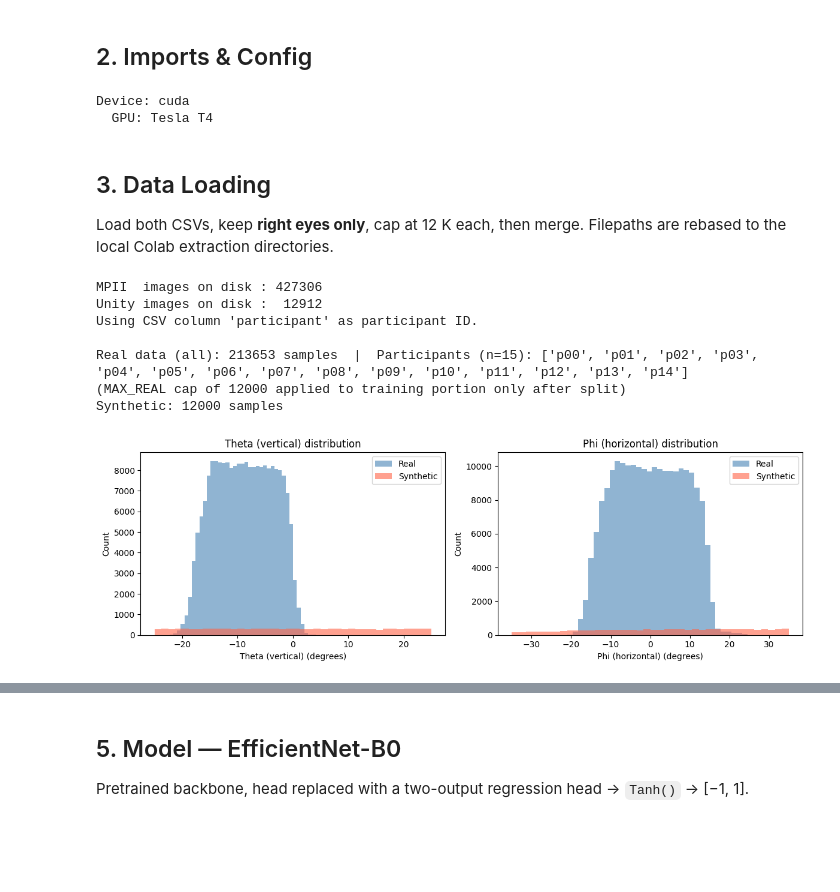
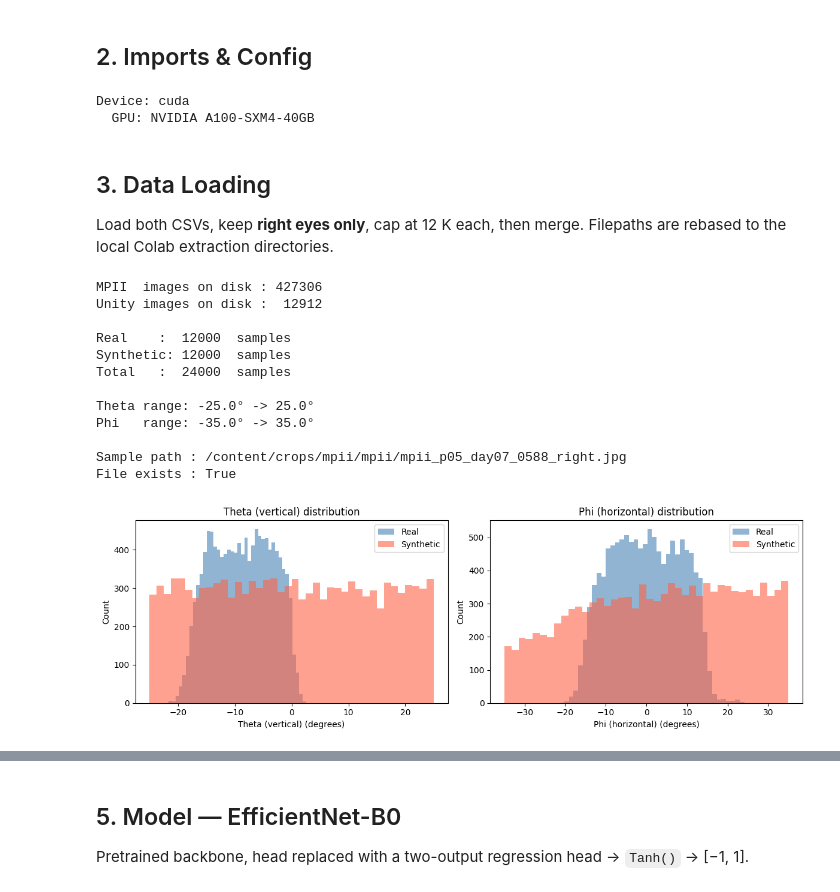
Before and after one commit to sanzserif/synth-gaze-fyp, a Jupyter notebook: backend/Research/model_atmpt_2.ipynb, the cells around one changed output, grey strips where cells are left out. Cells and saved outputs as stored; diff of their text form; code cells hidden in the pictures; blank space fills up the shorter version.

Commit message:
test: 03Apr0342h model train snapshot

```diff
--- a/backend/Research/model_atmpt_2.ipynb
+++ b/backend/Research/model_atmpt_2.ipynb
@@ -131,8 +140,8 @@ torch.cuda.manual_seed_all(SEED)
 CROP_SIZE    = 128          # px — matches preprocessing
 BATCH_SIZE   = 64
 LR           = 3e-4
-EPOCHS       = 25
-PATIENCE     = 50            # early stopping patience
+EPOCHS       = 18
+PATIENCE     = 999            # early stopping patience
 HUBER_DELTA  = 0.1
 WEIGHT_DECAY = 1e-3
 
@@ -141,8 +150,7 @@ THETA_MAX = math.radians(25)
 PHI_MAX   = math.radians(35)
 
 # Sampling caps
-MAX_REAL    = 12_000        # real — training portion only
-MAX_VAL     =  3_000        # real val cap — enough for stable loss, keeps epochs fast
+MAX_REAL    = 12_000        # right eyes only
 MAX_SYNTH   = 12_000        # unity
 
 # Ratio experiment config (also used in benchmark estimate)
@@ -155,7 +163,7 @@ if DEVICE.type == 'cuda':
     print(f"  GPU: {torch.cuda.get_device_name(0)}")
 # %% [output]
 Device: cuda
-  GPU: Tesla T4
+  GPU: NVIDIA A100-SXM4-40GB
 # %% [markdown]
 ## 3. Data Loading
 Load both CSVs, keep **right eyes only**, cap at 12 K each, then merge. Filepaths are rebased to the local Colab extraction directories.
@@ -176,71 +184,57 @@ mpii_on_disk  = {os.path.basename(p) for p in glob.glob(f'{IMAGES_MPII}/*.jpg')}
 unity_on_disk = {os.path.basename(p) for p in glob.glob(f'{IMAGES_UNITY}/*.jpg')}
 print(f"MPII  images on disk : {len(mpii_on_disk):>6}")
 print(f"Unity images on disk : {len(unity_on_disk):>6}")
 
-# ── Load ALL real data (no cap here — cap is applied to training only after split) ──
+# ── Load real (MPIIGaze, right eye only, files-on-disk filtered) ─────────────
 df_real = pd.read_csv(MPII_CSV)
 df_real = df_real[df_real['side'] == 'right'].copy()
 df_real['_fname'] = df_real['filepath'].apply(lambda p: p.replace('\\', '/').split('/')[-1])
 df_real = df_real[df_real['_fname'].isin(mpii_on_disk)].drop(columns='_fname')
-df_real = df_real.sample(frac=1, random_state=SEED).reset_index(drop=True)   # shuffle only
+df_real = df_real.sample(n=min(MAX_REAL, len(df_real)), random_state=SEED).reset_index(drop=True)
 df_real['filepath'] = df_real['filepath'].apply(lambda p: rebase_path(p, IMAGES_MPII))
-
-# ── Extract participant ID for person-level splitting ─────────────────────────
-# Priority: use an existing CSV column if available, otherwise parse the filename.
-_PARTICIPANT_COLS = ['participant', 'subject', 'person', 'person_id', 'participant_id', 'subject_id']
-_found_col = next((c for c in _PARTICIPANT_COLS if c in df_real.columns), None)
-
-if _found_col:
-    df_real['subject'] = df_real[_found_col].astype(str)
-    print(f"Using CSV column '{_found_col}' as participant ID.")
-else:
-    # Fallback: parse filename. MPIIGaze normalised filenames are pXX_NNNNN.jpg.
-    # If that yields only one unique value the filenames don't carry participant info
-    # and we assign IDs by splitting the full pool into 15 equal-sized groups.
-    _parsed = df_real['filepath'].apply(lambda p: os.path.basename(p).split('_')[0])
-    if _parsed.nunique() > 1:
-        df_real['subject'] = _parsed
-        print(f"Participant ID parsed from filename prefix.")
-    else:
-        # Assign 15 pseudo-participant groups so the person-level split still works
-        N_PSEUDO = 15
-        _ids = np.array_split(np.arange(len(df_real)), N_PSEUDO)
-        _label_arr = np.empty(len(df_real), dtype=object)
-        for i, idx in enumerate(_ids):
-            _label_arr[idx] = f'p{i:02d}'
-        df_real['subject'] = _label_arr
-        print(f"⚠  No participant column found and filename prefix is not unique.")
-        print(f"   Assigned {N_PSEUDO} pseudo-participant groups for person-level split.")
-        print(f"   For a truly identity-leak-free split, add a 'participant' column to {MPII_CSV}.")
-
-print(f"\nReal data (all): {len(df_real)} samples  |  "
-      f"Participants (n={df_real['subject'].nunique()}): {sorted(df_real['subject'].unique())}")
-print(f"(MAX_REAL cap of {MAX_REAL} applied to training portion only after split)")
 
 # ── Load synthetic (UnityEyes2, files-on-disk filtered) ──────────────────────
 df_synth = pd.read_csv(UNITY_CSV)
 df_synth['_fname'] = df_synth['filepath'].apply(lambda p: p.replace('\\', '/').split('/')[-1])
 df_synth = df_synth[df_synth['_fname'].isin(unity_on_disk)].drop(columns='_fname')
 df_synth = df_synth.sample(n=min(MAX_SYNTH, len(df_synth)), random_state=SEED).reset_index(drop=True)
 df_synth['filepath'] = df_synth['filepath'].apply(lambda p: rebase_path(p, IMAGES_UNITY))
 
-print(f"Synthetic: {len(df_synth)} samples")
+# ── Merge & shuffle ──────────────────────────────────────────────────────────
+df_all = pd.concat([df_real, df_synth], ignore_index=True)
+df_all = df_all.sample(frac=1, random_state=SEED).reset_index(drop=True)
+
+print(f"\nReal    : {len(df_real):>6}  samples")
+print(f"Synthetic: {len(df_synth):>5}  samples")
+print(f"Total   : {len(df_all):>6}  samples")
+print(f"\nTheta range: {np.degrees(df_all.theta.min()):.1f}° -> {np.degrees(df_all.theta.max()):.1f}°")
+print(f"Phi   range: {np.degrees(df_all.phi.min()):.1f}° -> {np.degrees(df_all.phi.max()):.1f}°")
+
+# ── Quick path sanity check ───────────────────────────────────────────────────
+_sample = df_all['filepath'].iloc[0]
+print(f"\nSample path : {_sample}")
+print(f"File exists : {os.path.exists(_sample)}")
 
 # ── Distribution plot ────────────────────────────────────────────────────────
 fig, axes = plt.subplots(1, 2, figsize=(12, 4))
 for ax, col, label in zip(axes, ['theta', 'phi'], ['Theta (vertical)', 'Phi (horizontal)']):
     ax.hist(np.degrees(df_real[col]),  bins=40, alpha=0.6, label='Real',      color='steelblue')
     ax.hist(np.degrees(df_synth[col]), bins=40, alpha=0.6, label='Synthetic', color='tomato')
     ax.set_xlabel(f'{label} (degrees)'); ax.set_ylabel('Count')
     ax.set_title(f'{label} distribution'); ax.legend()
 plt.tight_layout(); plt.show()
 # %% [output]
 MPII  images on disk : 427306
 Unity images on disk :  12912
-Using CSV column 'participant' as participant ID.
 
-Real data (all): 213653 samples  |  Participants (n=15): ['p00', 'p01', 'p02', 'p03', 'p04', 'p05', 'p06', 'p07', 'p08', 'p09', 'p10', 'p11', 'p12', 'p13', 'p14']
-(MAX_REAL cap of 12000 applied to training portion only after split)
-Synthetic: 12000 samples
+Real    :  12000  samples
+Synthetic: 12000  samples
+Total   :  24000  samples
+
+Theta range: -25.0° -> 25.0°
+Phi   range: -35.0° -> 35.0°
+
+Sample path : /content/crops/mpii/mpii/mpii_p05_day07_0588_right.jpg
+File exists : True
-[figure, old version]
+[figure, new version]
 # %% [markdown]
```
Also changed, not shown: parts of 16 cells of this notebook, 13 other files.
